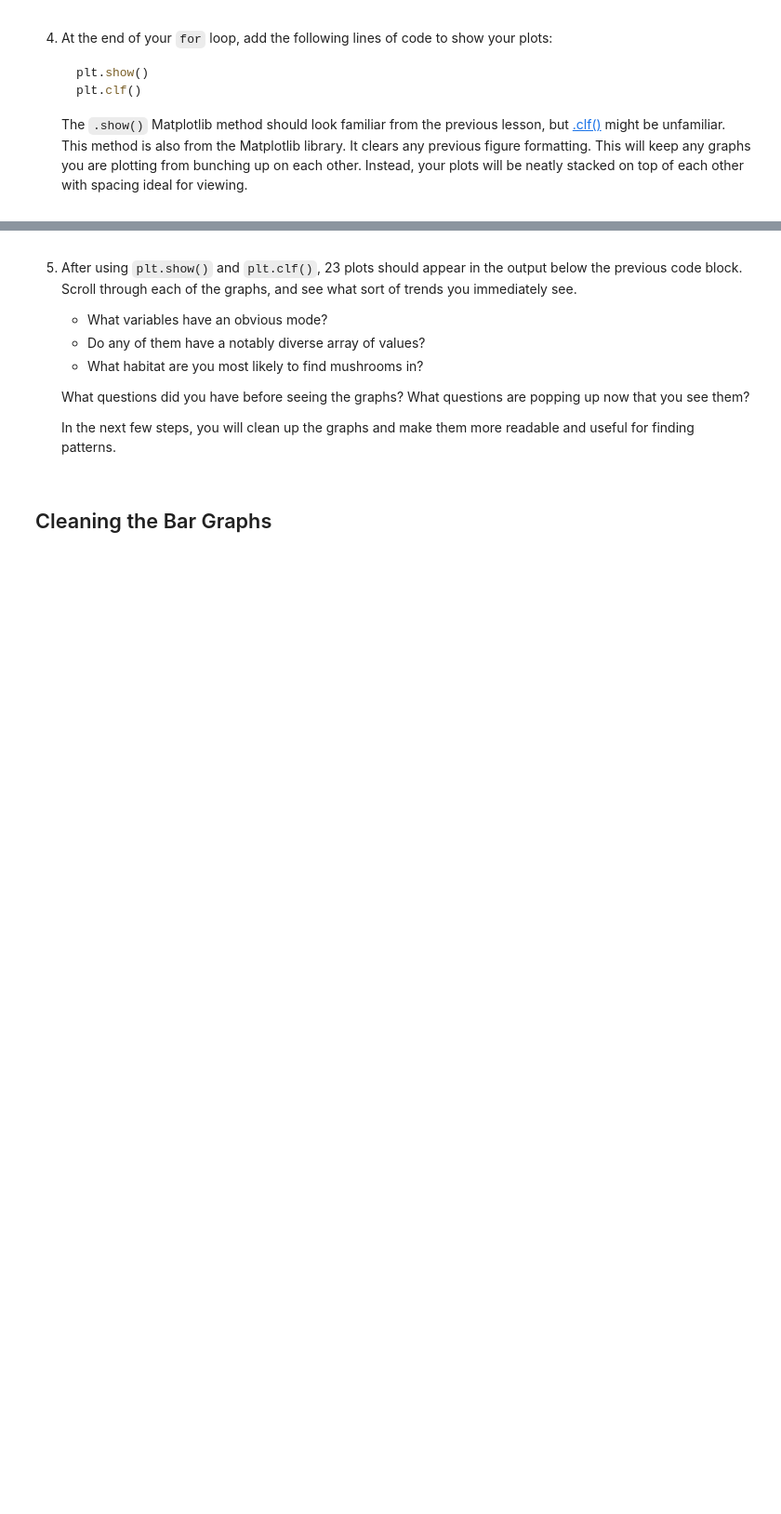
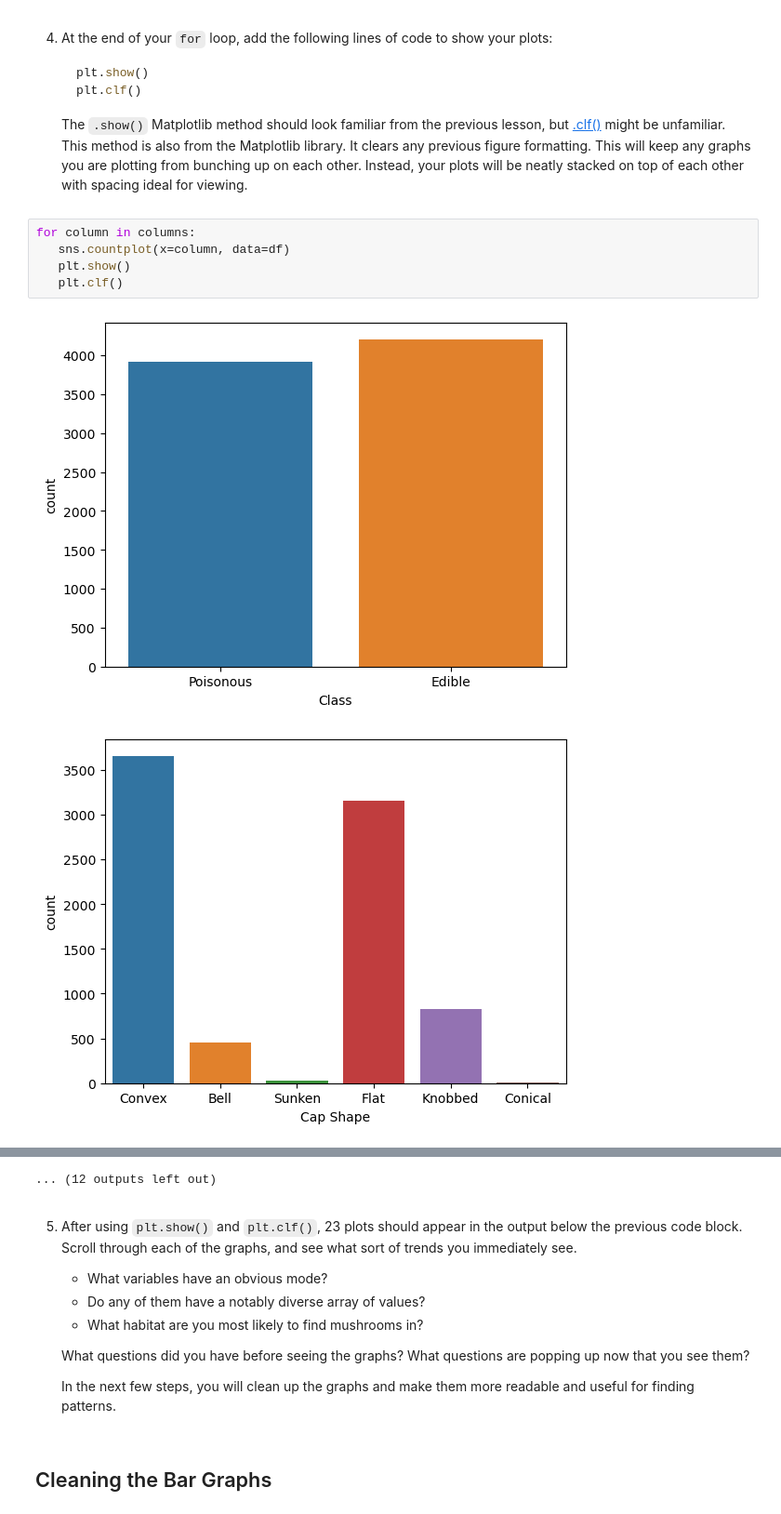
Before and after one commit to mihstr/exploring-mushrooms, a Jupyter notebook: Exploring Mushrooms.ipynb, the cells around one changed output, grey strips where cells are left out. Shown at 93% size. Saved outputs shown, nothing was run; the diff lists cells and outputs as text; blank space fills up the shorter version.

````diff
--- a/Exploring Mushrooms.ipynb
+++ b/Exploring Mushrooms.ipynb
@@ -107,3 +112,11 @@ Habitat
    ```
 
    The `.show()` Matplotlib method should look familiar from the previous lesson, but [.clf()](https://matplotlib.org/3.1.1/api/_as_gen/matplotlib.pyplot.clf.html) might be unfamiliar. This method is also from the Matplotlib library. It clears any previous figure formatting. This will keep any graphs you are plotting from bunching up on each other. Instead, your plots will be neatly stacked on top of each other with spacing ideal for viewing.
+# %%
+for column in columns:
+   sns.countplot(x=column, data=df)
+   plt.show()
+   plt.clf()
+# %% [output]
+[figure, added]
+[figure, added]
@@ -110,3 +133,4 @@ Habitat
+... (12 outputs left out)
 # %% [markdown]
 5. After using `plt.show()` and `plt.clf()`, 23 plots should appear in the output below the previous code block. Scroll through each of the graphs, and see what sort of trends you immediately see.
    - What variables have an obvious mode?
````
Also changed, not shown: parts of 3 cells of this notebook.
